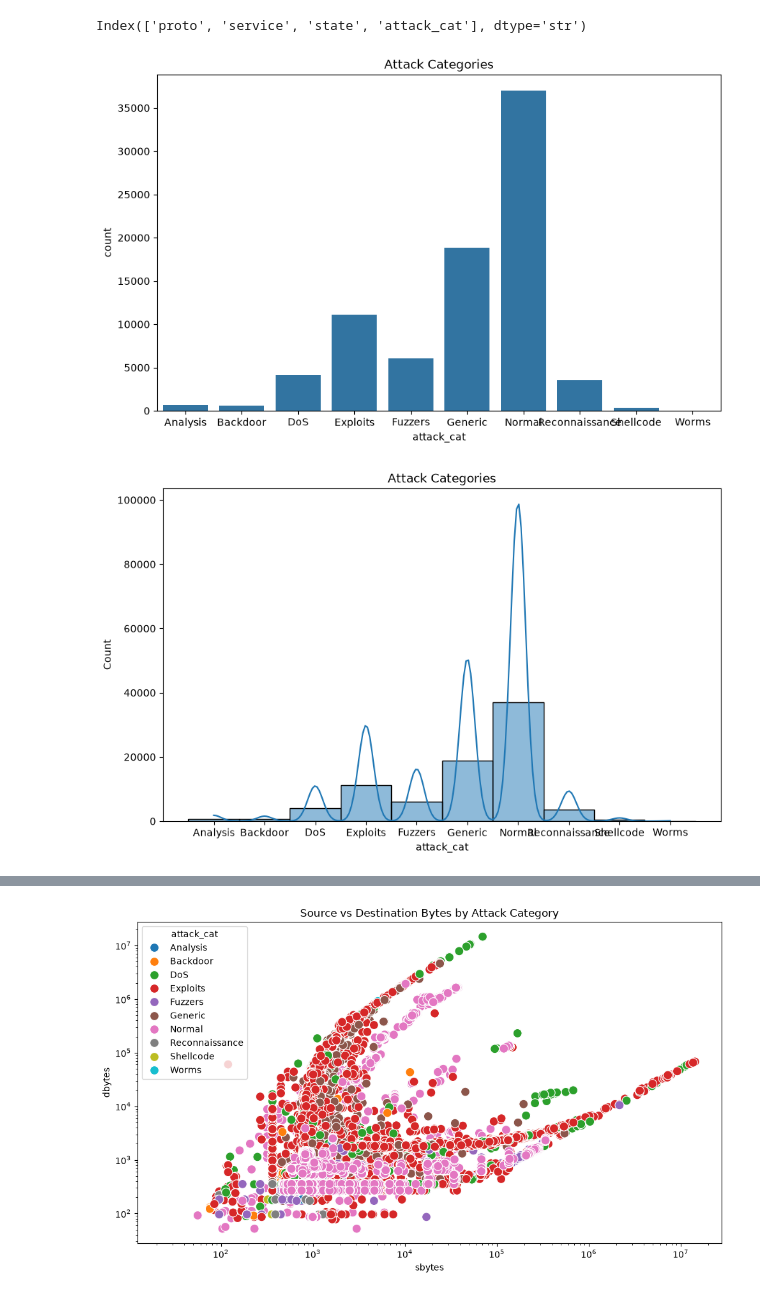
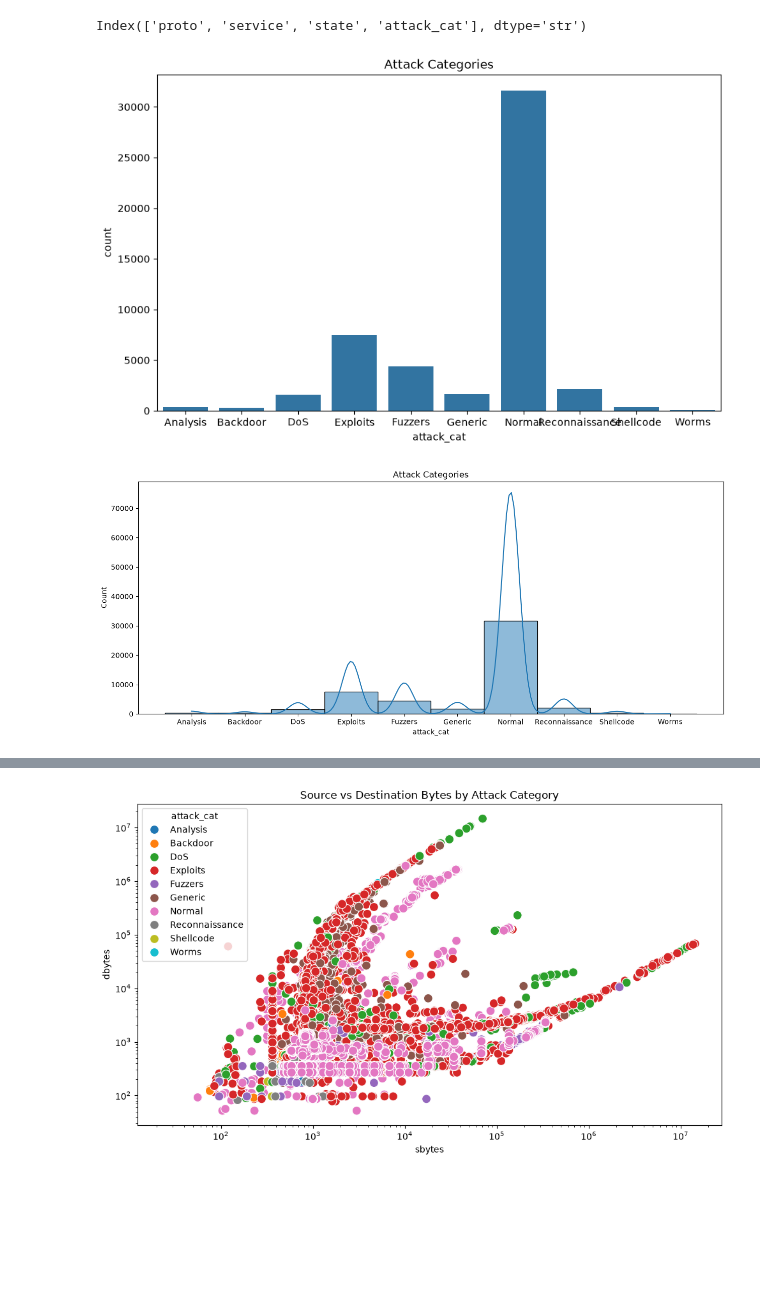
Before and after one commit to adhamhamdy-ux/data_science_project, a Jupyter notebook: data_science (3) (1).ipynb, the cells around one changed output, grey strips where cells are left out. Cells and saved outputs as stored; diff of their text form; code cells hidden in the pictures; blank space fills up the shorter version.

```diff
--- a/data_science (3) (1).ipynb
+++ b/data_science (3) (1).ipynb
@@ -690,18 +690,18 @@ df_clean = pd.get_dummies(
 #data visualization
 
 plt.figure(figsize=(10,6))
-sns.countplot(data=df, x='attack_cat')
+sns.countplot(data=df_clean, x='attack_cat')
 plt.title('Attack Categories')
 plt.show()
 # %% [output]
-[figure, old version]
+[figure, new version]
 # %%
-plt.figure(figsize=(10,6))
-sns.histplot(df['attack_cat'],bins=5,kde=True)
+plt.figure(figsize=(15,6))
+sns.histplot(df_clean['attack_cat'],bins=5,kde=True)
 plt.title('Attack Categories')
 plt.show()
 # %% [output]
-[figure, old version]
+[figure, new version]
 # %%
 # box plot
 plt.figure(figsize=(10,6))
```
Also changed, not shown: parts of 2 cells of this notebook.
